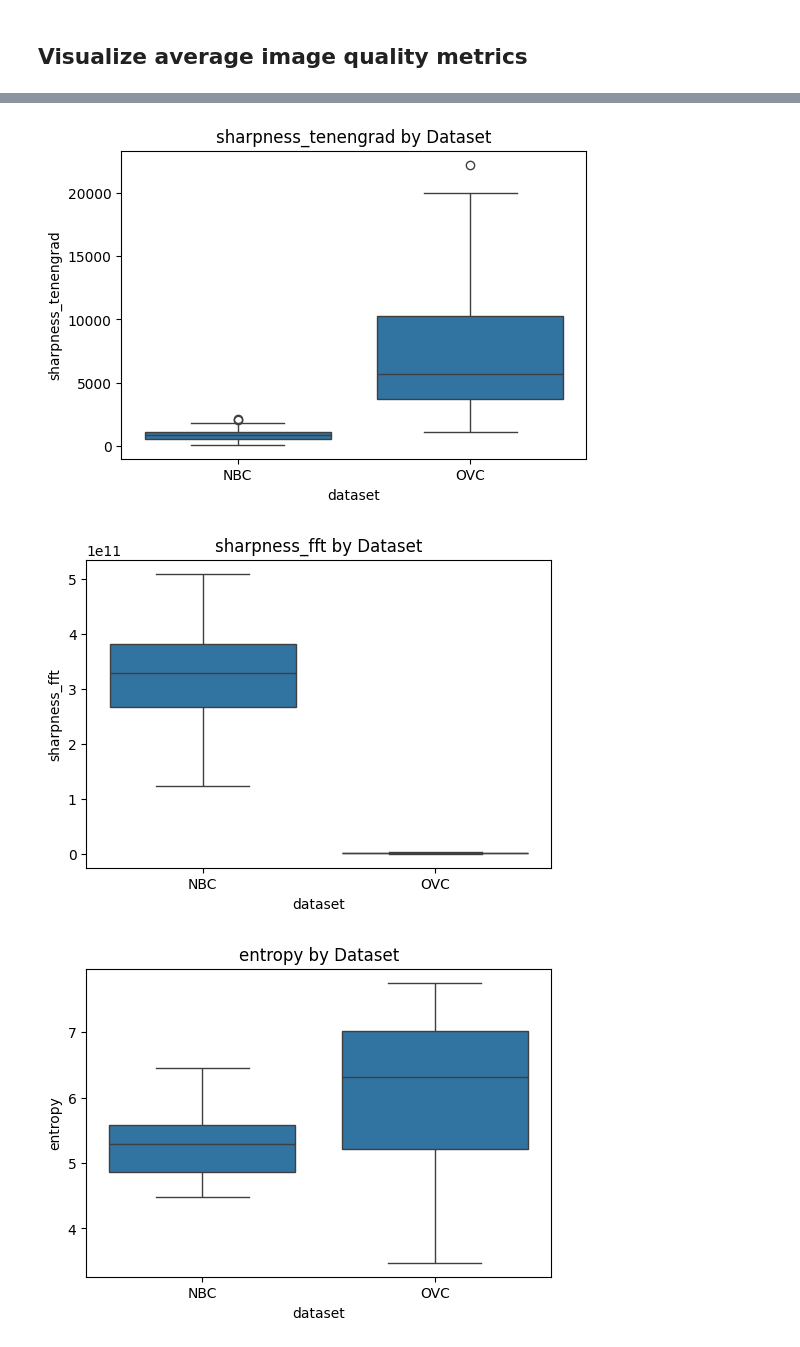
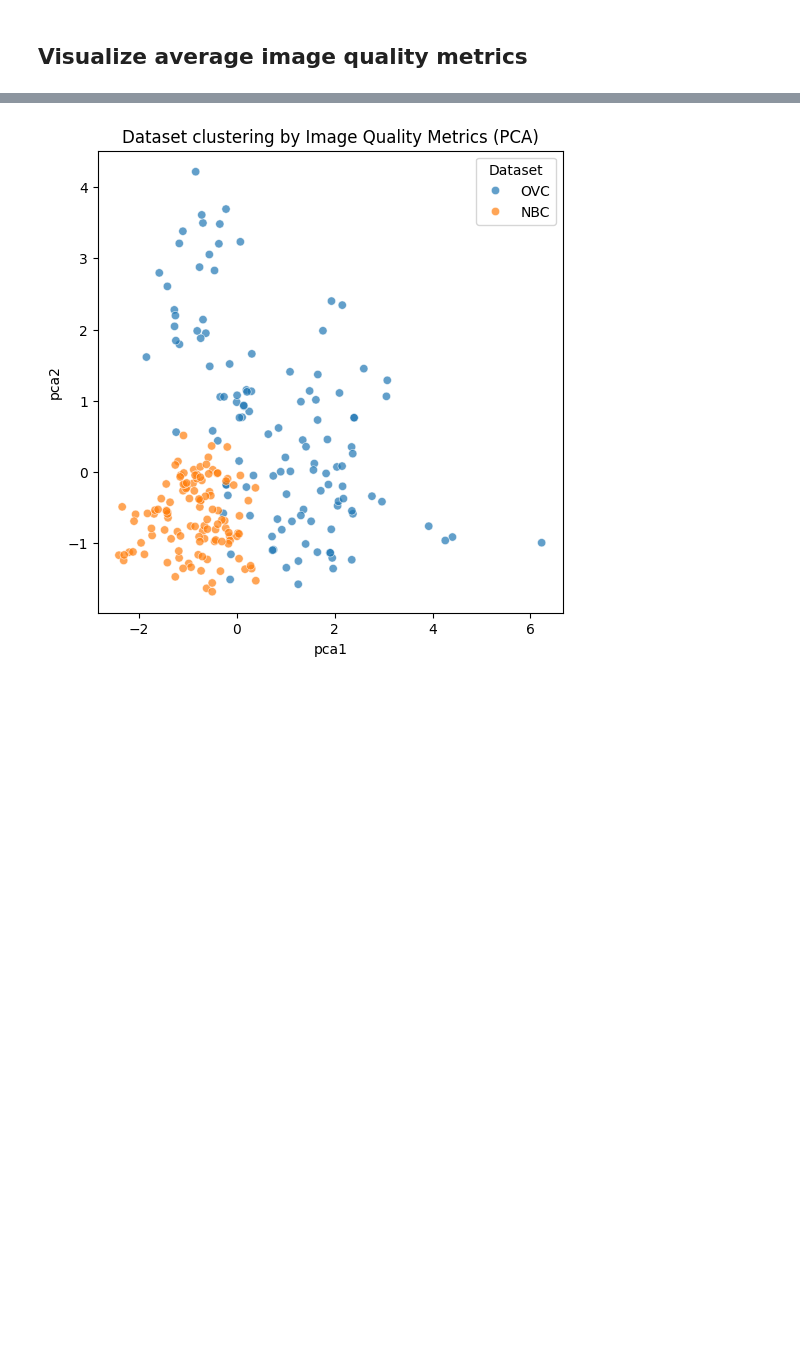
Before and after one commit to MeganSpielberg/fossil-ai-feedback, a Jupyter notebook: prototype/image_quality_assessment/ImageQuality.ipynb, the cells around one changed output, grey strips where cells are left out. Cells and saved outputs as stored; diff of their text form; code cells hidden in the pictures; blank space fills up the shorter version.

```diff
--- a/prototype/image_quality_assessment/ImageQuality.ipynb
+++ b/prototype/image_quality_assessment/ImageQuality.ipynb
@@ -46,13 +92,14 @@ import cv2
 import numpy as np
 import piq
 from PIL import Image
+from scipy.fft import fftshift
+from scipy.fftpack import fft2
 import torch
 import torchvision.transforms as T
 from skimage import io
 from skimage.color import rgb2gray
 from skimage.measure import shannon_entropy
 
-# ---- Extra Metrics ----
 
 def calculate_sharpness(img_path):
     img = cv2.imread(img_path, cv2.IMREAD_GRAYSCALE)
@@ -83,6 +130,16 @@ def calculate_snr(img_path):
     std = np.std(img)
     return 0 if std == 0 else mean / std
 
+def calculate_fft_sharpness(img_path):
+    img = cv2.imread(img_path, cv2.IMREAD_GRAYSCALE)
+    if img is None:
+        return float('nan')
+    f = np.abs(fftshift(fft2(img)))
+    h, w = img.shape
+    crow, ccol = h//2, w//2
+    high_freq = f[crow-50:crow+50, ccol-50:ccol+50]  # center = low freq
+    return np.sum(f) - np.sum(high_freq)
+
 def get_scores(img_path):
     try:
         img = Image.open(img_path).convert('RGB')
@@ -101,13 +158,14 @@ def get_scores(img_path):
     return [
         brisque_score,
         calculate_sharpness(img_path),
+        calculate_fft_sharpness(img_path),
         calculate_entropy(img_path),
         calculate_colorfulness(img_path),
         calculate_snr(img_path)
     ]
 
 # ---- Process datasets ----
-metrics_names = ["BRISQUE", "Sharpness", "Entropy", "Colorfulness", "SNR"]
+metrics_names = ["BRISQUE", "Sharpness", "FFT Sharpness", "Entropy", "Colorfulness", "SNR Signal-to-Noise Ratio"]
 
 def process_dataset(img_list):
     results = {name: [] for name in metrics_names}
@@ -336,33 +293,19 @@ df = pd.concat([nbc_df, ovc_df], ignore_index=True)
 # %%
-import seaborn as sns
-import matplotlib.pyplot as plt
-
-metrics = ["sharpness_tenengrad", "sharpness_fft",
-           "entropy", "contrast", "noise", "illumination_uniformity"]
-
-# Boxplots per metric
-for m in metrics:
-    plt.figure(figsize=(6,4))
-    sns.boxplot(x="dataset", y=m, data=df)
-    plt.title(f"{m} by Dataset")
-    plt.show()
 
 # PCA clustering of metrics
 from sklearn.preprocessing import StandardScaler
 from sklearn.decomposition import PCA
 
-X = df[metrics].values
+X = df_all[metrics_names].values
 X_scaled = StandardScaler().fit_transform(X)
 pca = PCA(n_components=2)
 pca_result = pca.fit_transform(X_scaled)
 
-df["pca1"], df["pca2"] = pca_result[:,0], pca_result[:,1]
+df_all["pca1"], df_all["pca2"] = pca_result[:,0], pca_result[:,1]
 
 plt.figure(figsize=(6,6))
-sns.scatterplot(x="pca1", y="pca2", hue="dataset", data=df, alpha=0.7)
+sns.scatterplot(x="pca1", y="pca2", hue="Dataset", data=df_all, alpha=0.7)
 plt.title("Dataset clustering by Image Quality Metrics (PCA)")
 plt.show()
 # %% [output]
-[figure, old version]
+[figure, new version]
-[figure, removed]
-[figure, removed]
```
Also changed, not shown: parts of 12 cells of this notebook.
